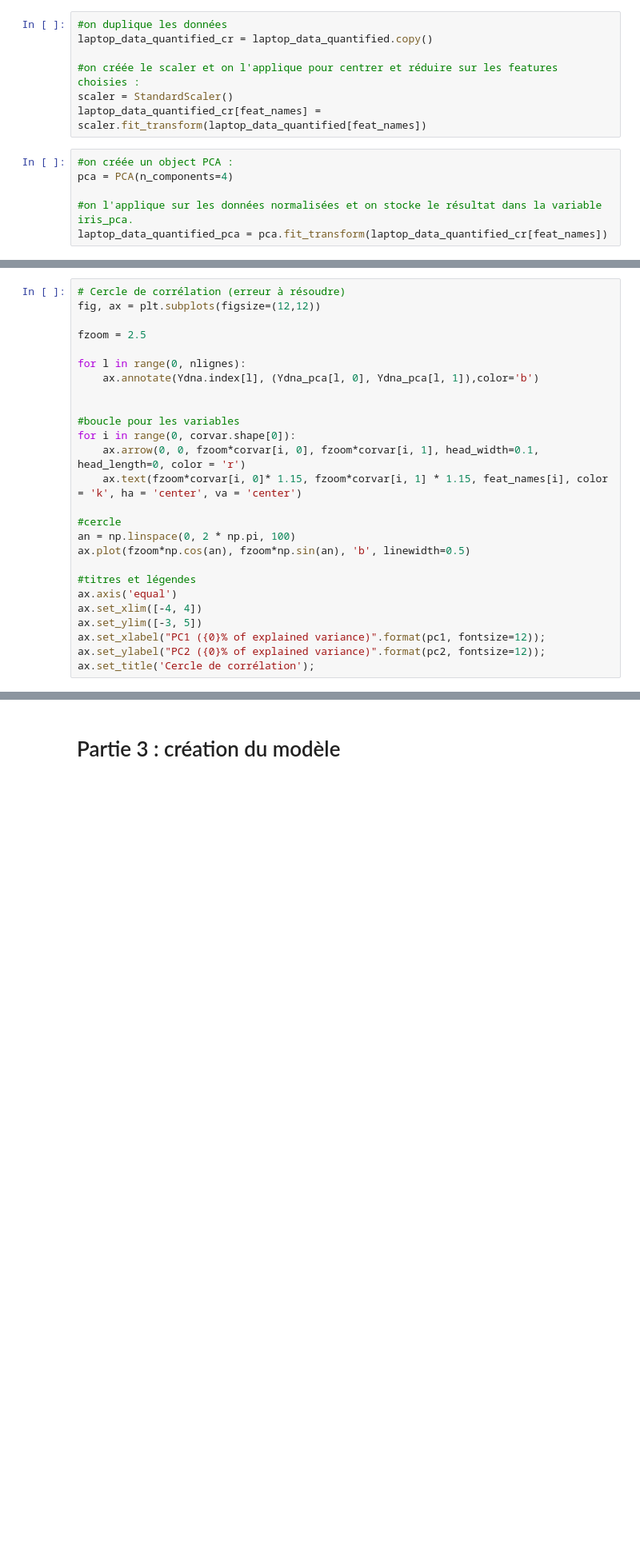
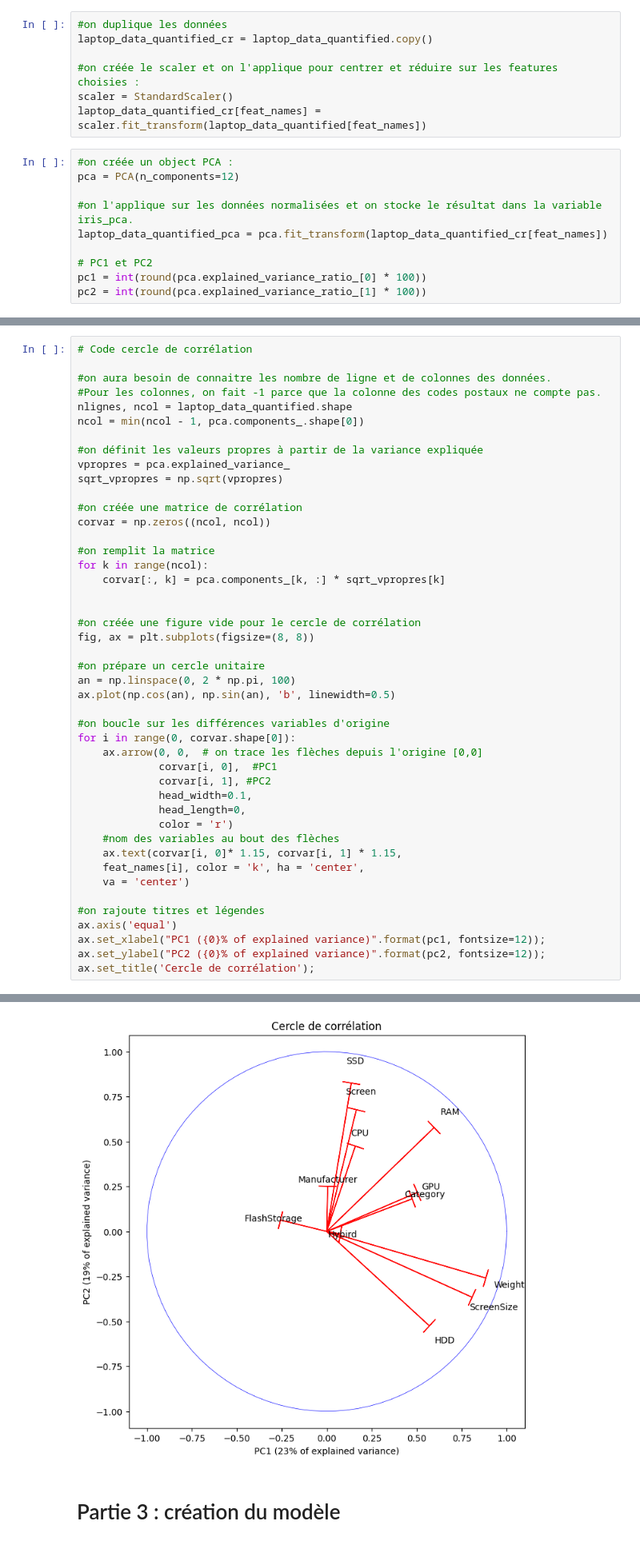
Before and after one commit to SnowZucc/Laptops-Data-Regression, a Jupyter notebook: data_analysis.ipynb, the cells around one changed output, grey strips where cells are left out. Shown at 80% size. Cells and saved outputs as stored; diff of their text form; blank space fills up the shorter version.

Commit message:
Commit
suppression de quantification du stockage inutile, cercle de corrélation fonctionnel, camemberts plus lisibles

```diff
--- a/data_analysis.ipynb
+++ b/data_analysis.ipynb
@@ -683,10 +579,14 @@ scaler = StandardScaler()
 laptop_data_quantified_cr[feat_names] = scaler.fit_transform(laptop_data_quantified[feat_names])
 # %%
 #on créée un object PCA :
-pca = PCA(n_components=4)
+pca = PCA(n_components=12)
 
 #on l'applique sur les données normalisées et on stocke le résultat dans la variable iris_pca.
 laptop_data_quantified_pca = pca.fit_transform(laptop_data_quantified_cr[feat_names])
+
+# PC1 et PC2
+pc1 = int(round(pca.explained_variance_ratio_[0] * 100))
+pc2 = int(round(pca.explained_variance_ratio_[1] * 100))
 # %%
 #On affiche la variance expliquée
 pca.explained_variance_ratio_
@@ -695,26 +597,45 @@ array([0.21230675, 0.17892413, 0.10928417, 0.08040832])
 # %%
-# Cercle de corrélation (erreur à résoudre)
-fig, ax = plt.subplots(figsize=(12,12))
+# Code cercle de corrélation
 
-fzoom = 2.5
+#on aura besoin de connaitre les nombre de ligne et de colonnes des données.
+#Pour les colonnes, on fait -1 parce que la colonne des codes postaux ne compte pas.
+nlignes, ncol = laptop_data_quantified.shape
+ncol = min(ncol - 1, pca.components_.shape[0])
 
-for l in range(0, nlignes):
-    ax.annotate(Ydna.index[l], (Ydna_pca[l, 0], Ydna_pca[l, 1]),color='b')
+#on définit les valeurs propres à partir de la variance expliquée
+vpropres = pca.explained_variance_
+sqrt_vpropres = np.sqrt(vpropres)
+
+#on créée une matrice de corrélation
+corvar = np.zeros((ncol, ncol))
+
+#on remplit la matrice
+for k in range(ncol):
+    corvar[:, k] = pca.components_[k, :] * sqrt_vpropres[k]
 
 
-#boucle pour les variables
+#on créée une figure vide pour le cercle de corrélation
+fig, ax = plt.subplots(figsize=(8, 8))
+
+#on prépare un cercle unitaire
+an = np.linspace(0, 2 * np.pi, 100)
+ax.plot(np.cos(an), np.sin(an), 'b', linewidth=0.5)
+
+#on boucle sur les différences variables d'origine
 for i in range(0, corvar.shape[0]):
-    ax.arrow(0, 0, fzoom*corvar[i, 0], fzoom*corvar[i, 1], head_width=0.1, head_length=0, color = 'r')
-    ax.text(fzoom*corvar[i, 0]* 1.15, fzoom*corvar[i, 1] * 1.15, feat_names[i], color = 'k', ha = 'center', va = 'center')
+    ax.arrow(0, 0,  # on trace les flèches depuis l'origine [0,0]
+             corvar[i, 0],  #PC1
+             corvar[i, 1], #PC2
+             head_width=0.1,
+             head_length=0,
+             color = 'r')
+    #nom des variables au bout des flèches
+    ax.text(corvar[i, 0]* 1.15, corvar[i, 1] * 1.15,
+    feat_names[i], color = 'k', ha = 'center',
+    va = 'center')
 
-#cercle
-an = np.linspace(0, 2 * np.pi, 100)
-ax.plot(fzoom*np.cos(an), fzoom*np.sin(an), 'b', linewidth=0.5)
-
-#titres et légendes
+#on rajoute titres et légendes
 ax.axis('equal')
-ax.set_xlim([-4, 4])
-ax.set_ylim([-3, 5])
 ax.set_xlabel("PC1 ({0}% of explained variance)".format(pc1, fontsize=12));
 ax.set_ylabel("PC2 ({0}% of explained variance)".format(pc2, fontsize=12));
 ax.set_title('Cercle de corrélation');
@@ -723,3 +643,4 @@ IndexError: index 4 is out of bounds for axis 0 with size 4
+[figure, added]
 # %% [markdown]
 # Partie 3 : création du modèle
 <a id='partie3'></a>
```
Also changed, not shown: parts of 34 cells of this notebook.
